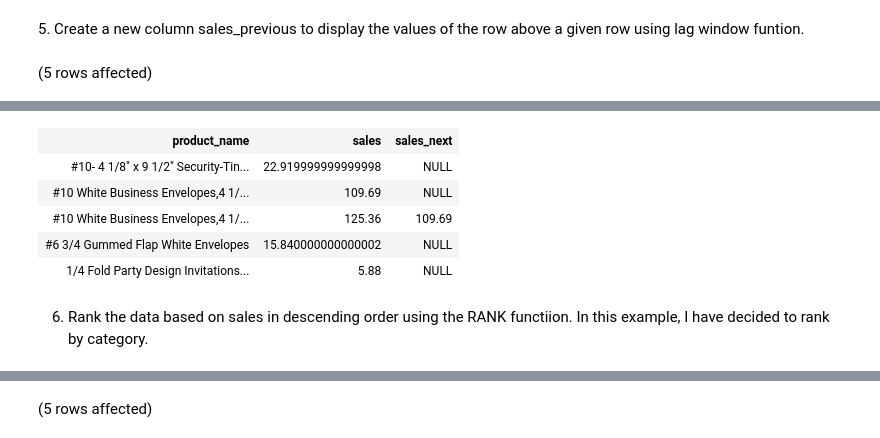
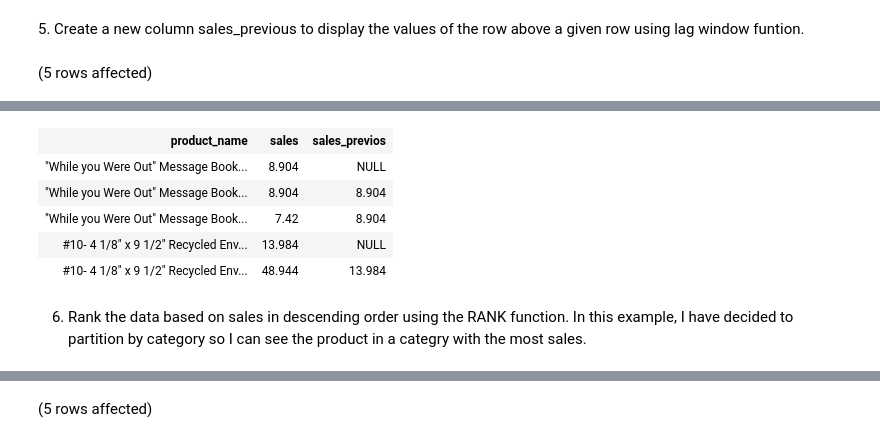
Before and after one commit to peekpetAnalystJourney/Portfolio-Project, a Jupyter notebook: Exploration Data Analysis of Superstore Sales Data in SQL.ipynb, the cells around one changed output, grey strips where cells are left out. Cells and saved outputs as stored; diff of their text form; code cells hidden in the pictures.

```diff
--- a/Exploration Data Analysis of Superstore Sales Data in SQL.ipynb
+++ b/Exploration Data Analysis of Superstore Sales Data in SQL.ipynb
@@ -78,8 +70,8 @@ Total execution time: 00:00:00.125
 # %% [markdown]
 5. Create a new column sales\_previous to display the values of the row above a given row using lag window funtion.
 # %%
-select top (5) product_name, sales, LAG(sales,1) over(partition by product_name order by product_name) as sales_prev
-from superstore
+select top (5) product_name, sales, LAG(sales,1) over(partition by product_name order by product_name) as sales_previos
+from dbo.superstore
 order by product_name asc
 # %% [output]
 (5 rows affected)
@@ -87,11 +79,11 @@ Total execution time: 00:00:00.066
-| product_name | sales | sales_next |
-| #10- 4 1/8" x 9 1/2" Security-Tin... | 22.919999999999998 | NULL |
-| #10 White Business Envelopes,4 1/... | 109.69 | NULL |
-| #10 White Business Envelopes,4 1/... | 125.36 | 109.69 |
-| #6 3/4 Gummed Flap White Envelopes | 15.840000000000002 | NULL |
-| 1/4 Fold Party Design Invitations... | 5.88 | NULL |
+| product_name | sales | sales_previos |
+| "While you Were Out" Message Book... | 8.904 | NULL |
+| "While you Were Out" Message Book... | 8.904 | 8.904 |
+| "While you Were Out" Message Book... | 7.42 | 8.904 |
+| #10- 4 1/8" x 9 1/2" Recycled Env... | 13.984 | NULL |
+| #10- 4 1/8" x 9 1/2" Recycled Env... | 48.944 | 13.984 |
 # %% [markdown]
-6. Rank the data based on sales in descending order using the RANK functiion. In this example, I have decided to rank by category.
+6. Rank the data based on sales in descending order using the RANK function. In this example, I have decided to partition by category so I can see the product in a categry with the most sales.
 # %%
 select top (5) category, product_name, sales, RANK() OVER (PARTITION BY category ORDER BY sales DESC) AS SalesRankCat
 from superstore
```
Also changed, not shown: parts of 16 cells of this notebook.
